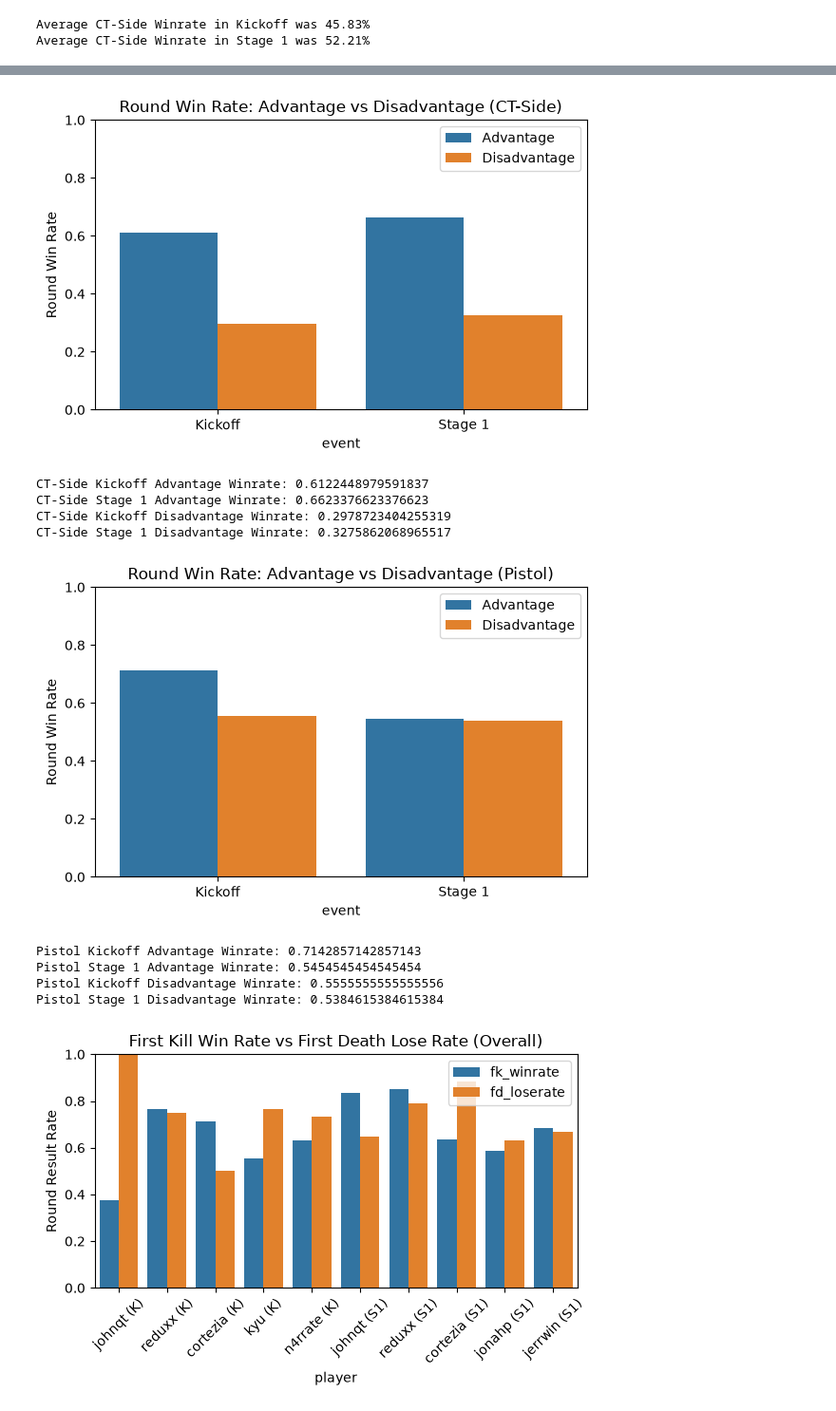
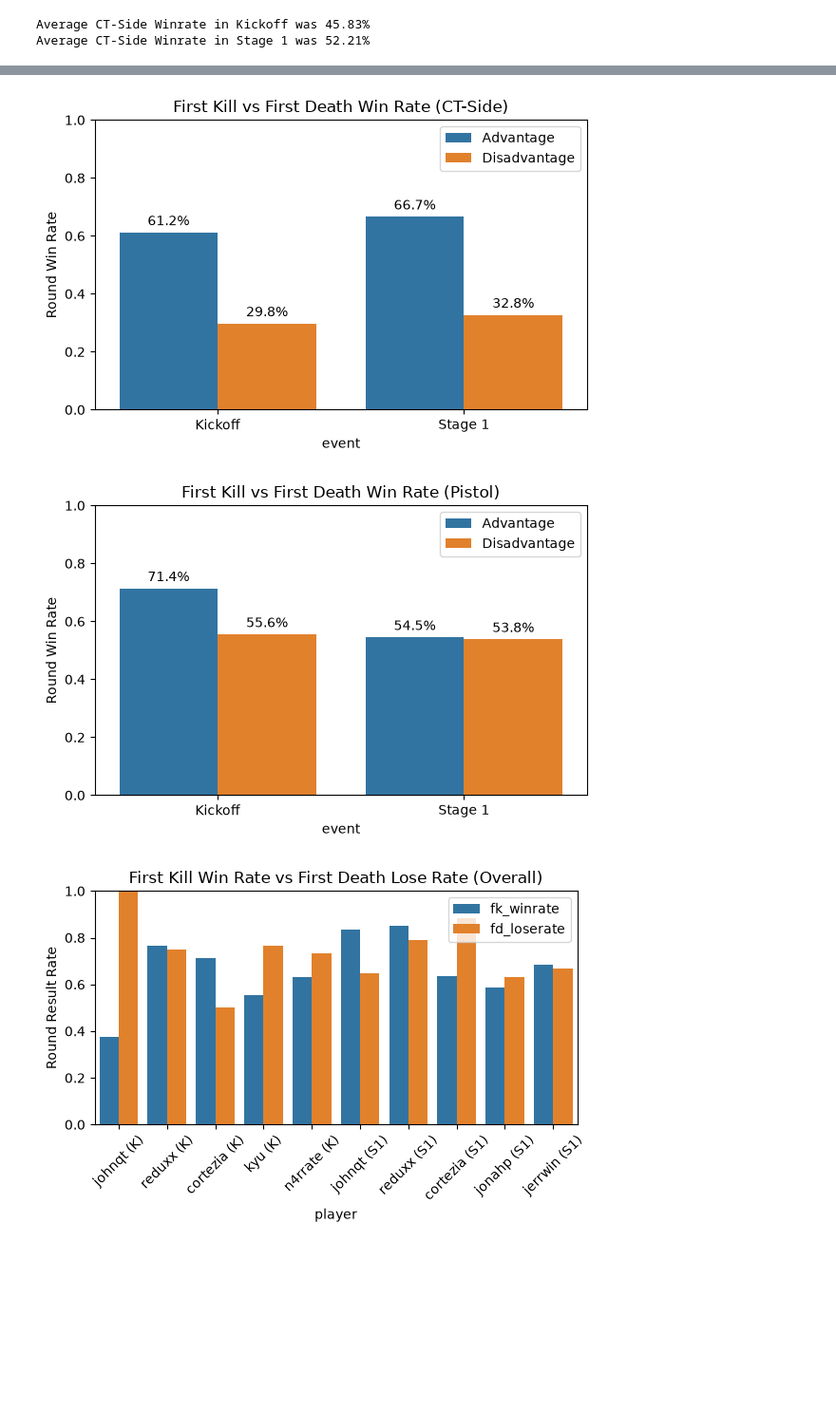
Before and after one commit to reeantran/sentinels_data_analysis, a Jupyter notebook: analysis.ipynb, the cells around one changed output, grey strips where cells are left out. Shown at 95% size. Cells and saved outputs as stored; diff of their text form; code cells hidden in the pictures; blank space fills up the shorter version.

```diff
--- a/analysis.ipynb
+++ b/analysis.ipynb
@@ -724,20 +736,18 @@ disadv_s1_wr = disadv_s1['round_win'].mean()
 plot_df = pd.DataFrame({
     'event': ['Kickoff', 'Kickoff', 'Stage 1', 'Stage 1'],
     'side': ['Advantage', 'Disadvantage', 'Advantage', 'Disadvantage'],
-    'win_rate': [adv_k_wr, adv_s1_wr, disadv_k_wr, disadv_s1_wr]
+    'win_rate': [adv_k_wr, disadv_k_wr, adv_s1_wr, disadv_s1_wr]
 })
 
 plt.figure(figsize=(6, 4))
-sns.barplot(data=plot_df, x='event', y='win_rate', hue='side')
+ax = sns.barplot(data=plot_df, x='event', y='win_rate', hue='side')
+for container in ax.containers:
+    labels = [f'{v.get_height()*100:.1f}%' for v in container]
+    ax.bar_label(container, labels=labels, padding=3)
 plt.ylabel('Round Win Rate')
-plt.title('Round Win Rate: Advantage vs Disadvantage (Overall)')
+plt.title('First Kill vs First Death Win Rate (Overall)')
 plt.ylim(0, 1)
 plt.legend(title='')
 plt.tight_layout()
 plt.show()
-
-print("Kickoff Advantage Winrate: " + str(adv_k_wr))
-print("Stage 1 Advantage Winrate: " + str(adv_s1_wr))
-print("Kickoff Disadvantage Winrate: " + str(disadv_k_wr))
-print("Stage 1 Disadvantage Winrate: " + str(disadv_s1_wr))
 # %% [output]
@@ -759,16 +765,14 @@ plot_df = pd.DataFrame({
 })
 
 plt.figure(figsize=(6, 4))
-sns.barplot(data=plot_df, x='event', y='win_rate', hue='side')
+ax = sns.barplot(data=plot_df, x='event', y='win_rate', hue='side')
+for container in ax.containers:
+    labels = [f'{v.get_height()*100:.1f}%' for v in container]
+    ax.bar_label(container, labels=labels, padding=3)
 plt.ylabel('Round Win Rate')
-plt.title('Round Win Rate: Advantage vs Disadvantage (T-Side)')
+plt.title('First Kill vs First Death Win Rate (T-Side)')
 plt.ylim(0, 1)
 plt.legend(title='')
 plt.tight_layout()
 plt.show()
-
-print("T-Side Kickoff Advantage Winrate: " + str(t_adv_k_wr))
-print("T-Side Stage 1 Advantage Winrate: " + str(t_adv_s1_wr))
-print("T-Side Kickoff Disadvantage Winrate: " + str(t_disadv_k_wr))
-print("T-Side Stage 1 Disadvantage Winrate: " + str(t_disadv_s1_wr))
 # %% [output]
@@ -780,39 +780,33 @@ T-Side Stage 1 Disadvantage Winrate: 0.25609756097560976
 # %%
 ct_adv_k = ct_side_k.dropna(subset=['fk_player'])
 ct_adv_s1 = ct_side_s1.dropna(subset=['fk_player'])
 ct_disadv_k = ct_side_k.dropna(subset=['fd_player'])
 ct_disadv_s1 = ct_side_s1.dropna(subset=['fd_player'])
 
 ct_adv_k_wr = ct_adv_k['round_win'].mean()
 ct_adv_s1_wr = ct_adv_s1['round_win'].mean()
 ct_disadv_k_wr = ct_disadv_k['round_win'].mean()
 ct_disadv_s1_wr = ct_disadv_s1['round_win'].mean()
 
 plot_df = pd.DataFrame({
     'event': ['Kickoff', 'Kickoff', 'Stage 1', 'Stage 1'],
     'side': ['Advantage', 'Disadvantage', 'Advantage', 'Disadvantage'],
     'win_rate': [ct_adv_k_wr, ct_disadv_k_wr, ct_adv_s1_wr, ct_disadv_s1_wr]
 })
 
 plt.figure(figsize=(6, 4))
-sns.barplot(data=plot_df, x='event', y='win_rate', hue='side')
+ax = sns.barplot(data=plot_df, x='event', y='win_rate', hue='side')
+for container in ax.containers:
+    labels = [f'{v.get_height()*100:.1f}%' for v in container]
+    ax.bar_label(container, labels=labels, padding=3)
 plt.ylabel('Round Win Rate')
-plt.title('Round Win Rate: Advantage vs Disadvantage (CT-Side)')
+plt.title('First Kill vs First Death Win Rate (CT-Side)')
 plt.ylim(0, 1)
 plt.legend(title='')
 plt.tight_layout()
 plt.show()
-
-print("CT-Side Kickoff Advantage Winrate: " + str(ct_adv_k_wr))
-print("CT-Side Stage 1 Advantage Winrate: " + str(ct_adv_s1_wr))
-print("CT-Side Kickoff Disadvantage Winrate: " + str(ct_disadv_k_wr))
-print("CT-Side Stage 1 Disadvantage Winrate: " + str(ct_disadv_s1_wr))
 # %% [output]
-[figure, old version]
+[figure, new version]
-CT-Side Kickoff Advantage Winrate: 0.6122448979591837
-CT-Side Stage 1 Advantage Winrate: 0.6623376623376623
-CT-Side Kickoff Disadvantage Winrate: 0.2978723404255319
-CT-Side Stage 1 Disadvantage Winrate: 0.3275862068965517
 # %%
 p_adv_k = pistols_k.dropna(subset=['fk_player'])
 p_adv_s1 = pistols_s1.dropna(subset=['fk_player'])
@@ -831,24 +825,18 @@ plot_df = pd.DataFrame({
 })
 
 plt.figure(figsize=(6, 4))
-sns.barplot(data=plot_df, x='event', y='win_rate', hue='side')
+ax = sns.barplot(data=plot_df, x='event', y='win_rate', hue='side')
+for container in ax.containers:
+    labels = [f'{v.get_height()*100:.1f}%' for v in container]
+    ax.bar_label(container, labels=labels, padding=3)
 plt.ylabel('Round Win Rate')
-plt.title('Round Win Rate: Advantage vs Disadvantage (Pistol)')
+plt.title('First Kill vs First Death Win Rate (Pistol)')
 plt.ylim(0, 1)
 plt.legend(title='')
 plt.tight_layout()
 plt.show()
-
-print("Pistol Kickoff Advantage Winrate: " + str(p_adv_k_wr))
-print("Pistol Stage 1 Advantage Winrate: " + str(p_adv_s1_wr))
-print("Pistol Kickoff Disadvantage Winrate: " + str(p_disadv_k_wr))
-print("Pistol Stage 1 Disadvantage Winrate: " + str(p_disadv_s1_wr))
 # %% [output]
-[figure, old version]
+[figure, new version]
-Pistol Kickoff Advantage Winrate: 0.7142857142857143
-Pistol Stage 1 Advantage Winrate: 0.5454545454545454
-Pistol Kickoff Disadvantage Winrate: 0.5555555555555556
-Pistol Stage 1 Disadvantage Winrate: 0.5384615384615384
 # %%
 first_kd_k = vod_review_df[vod_review_df['event'] == 'amer_kickoff_2026']
 first_kd_s1 = vod_review_df[vod_review_df['event'] == 'amer_stage_1_2026']
```
Also changed, not shown: parts of 6 cells of this notebook.
